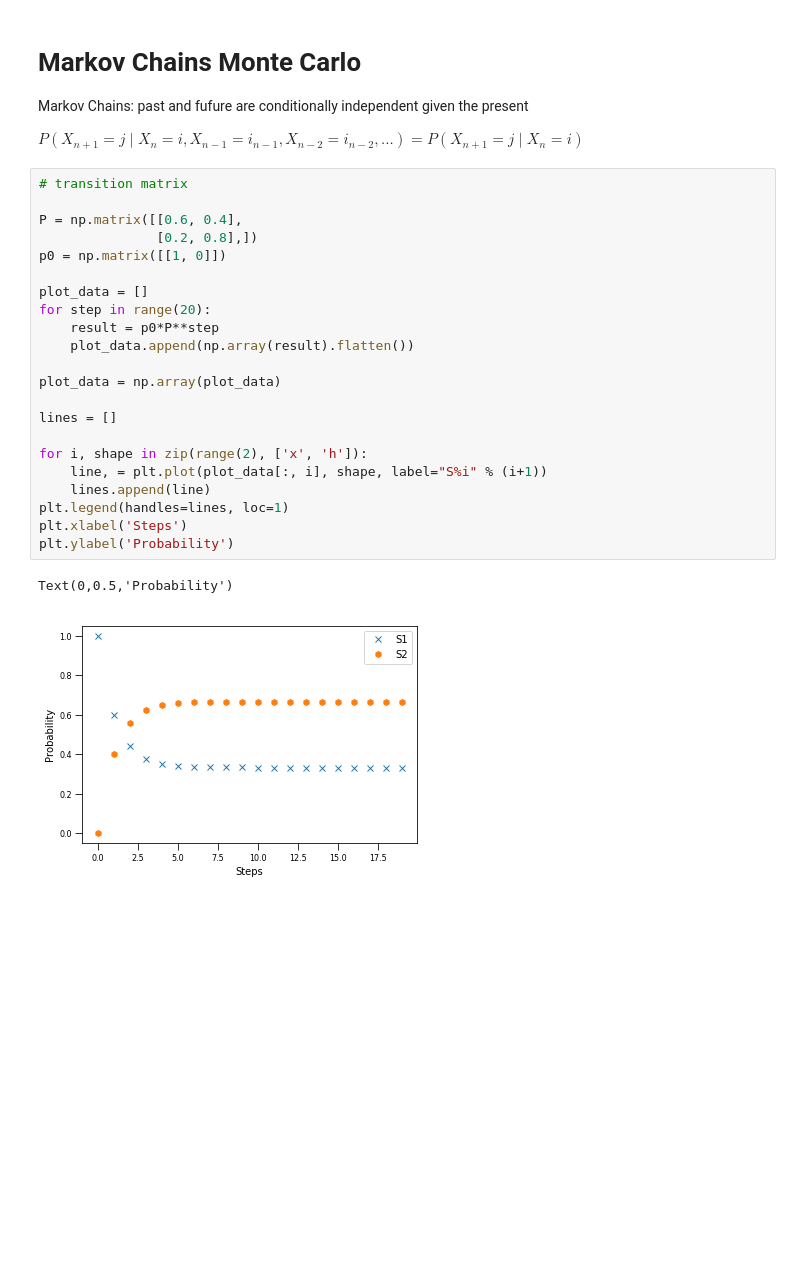
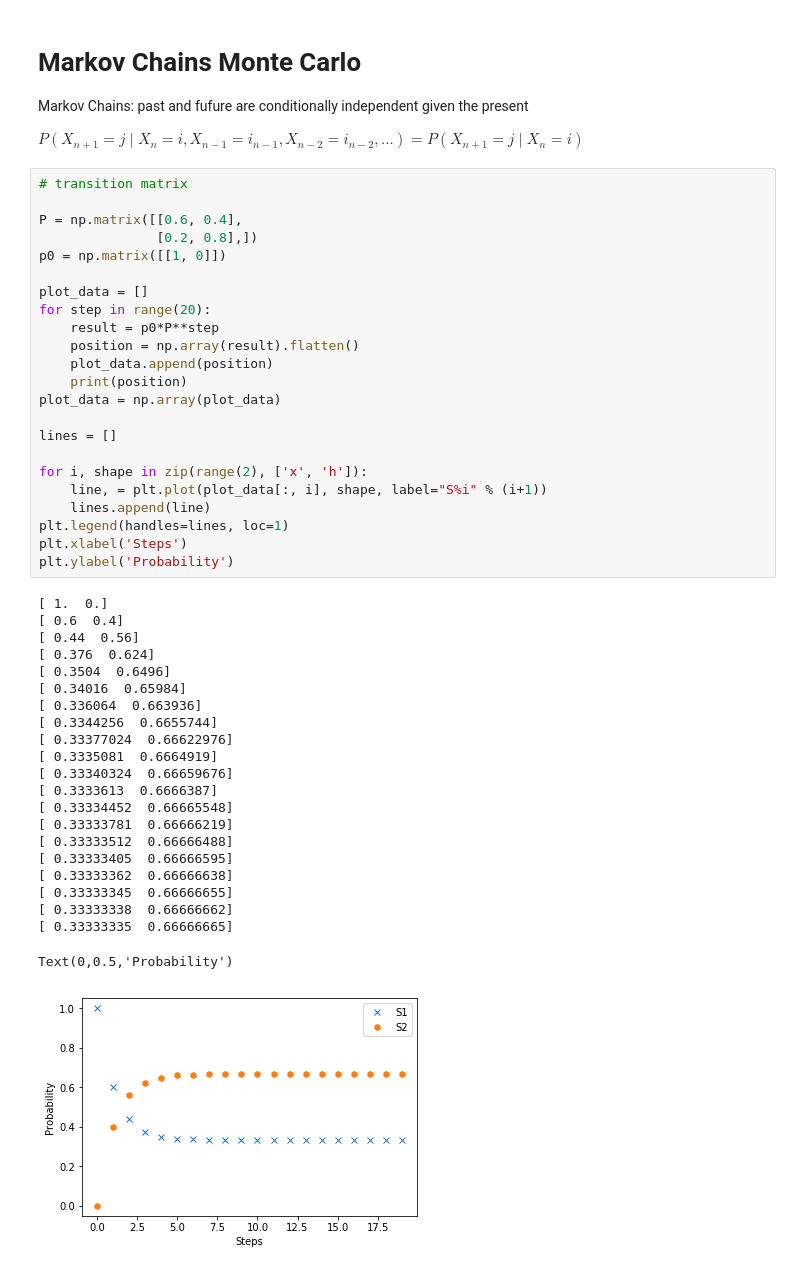
Before and after one commit to chchannn/DataScienceConcepts, a Jupyter notebook: stochastic-process/Simulation.ipynb, the cells around one changed output. Saved outputs shown, nothing was run; the diff lists cells and outputs as text; blank space fills up the shorter version.

```diff
--- a/stochastic-process/Simulation.ipynb
+++ b/stochastic-process/Simulation.ipynb
@@ -438,25 +442,46 @@ $P(X_{n+1} = j \mid X_n = i, X_{n-1} = i_{n-1}, X_{n-2} = i_{n-2}, ...)
 # %%
 # transition matrix
 
 P = np.matrix([[0.6, 0.4],
                [0.2, 0.8],])
 p0 = np.matrix([[1, 0]])
 
 plot_data = []
 for step in range(20):
     result = p0*P**step
-    plot_data.append(np.array(result).flatten())
-
+    position = np.array(result).flatten()
+    plot_data.append(position)
+    print(position)
 plot_data = np.array(plot_data)
 
 lines = []
 
 for i, shape in zip(range(2), ['x', 'h']):
     line, = plt.plot(plot_data[:, i], shape, label="S%i" % (i+1))
     lines.append(line)
 plt.legend(handles=lines, loc=1)
 plt.xlabel('Steps')
 plt.ylabel('Probability')
 # %% [output]
-Text(0,0.5,'Probability')
+[ 1.  0.]
+[ 0.6  0.4]
+[ 0.44  0.56]
+[ 0.376  0.624]
+[ 0.3504  0.6496]
+[ 0.34016  0.65984]
+[ 0.336064  0.663936]
+[ 0.3344256  0.6655744]
+[ 0.33377024  0.66622976]
+[ 0.3335081  0.6664919]
+[ 0.33340324  0.66659676]
+[ 0.3333613  0.6666387]
+[ 0.33334452  0.66665548]
+[ 0.33333781  0.66666219]
+[ 0.33333512  0.66666488]
+[ 0.33333405  0.66666595]
+[ 0.33333362  0.66666638]
+[ 0.33333345  0.66666655]
+[ 0.33333338  0.66666662]
+[ 0.33333335  0.66666665]
+Text(0,0.5,'Probability')
-[figure, old version]
+[figure, new version]
```
Also changed, not shown: parts of 3 cells of this notebook.
